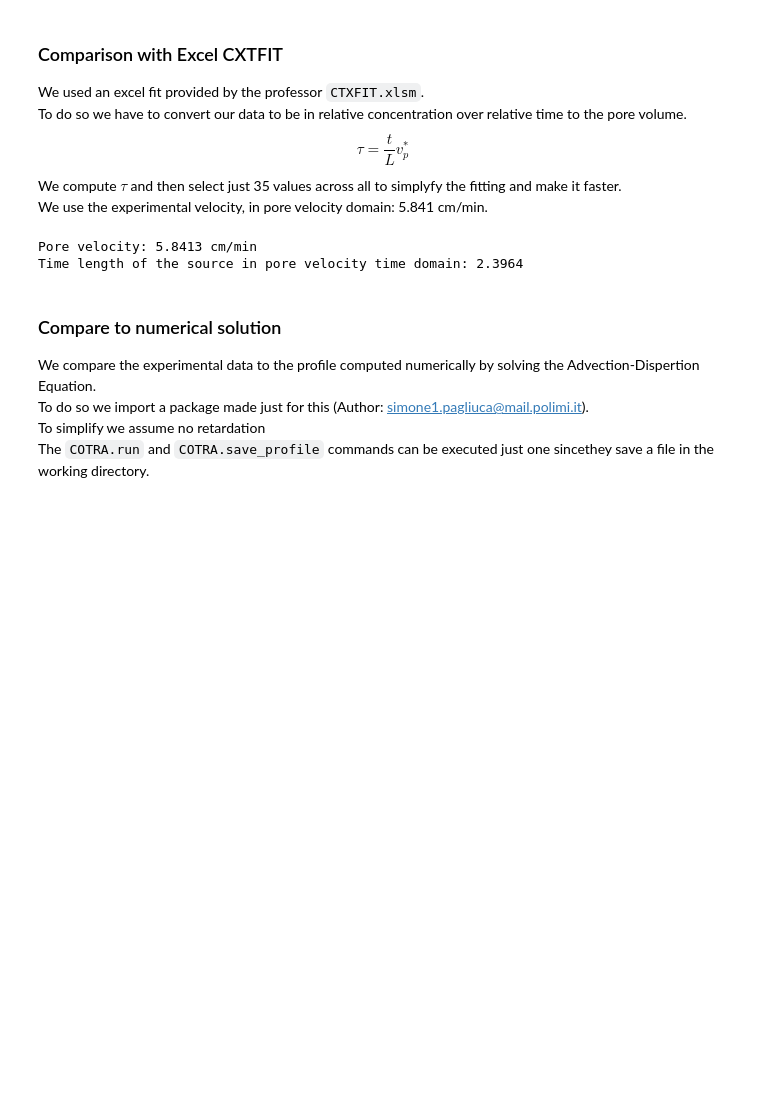
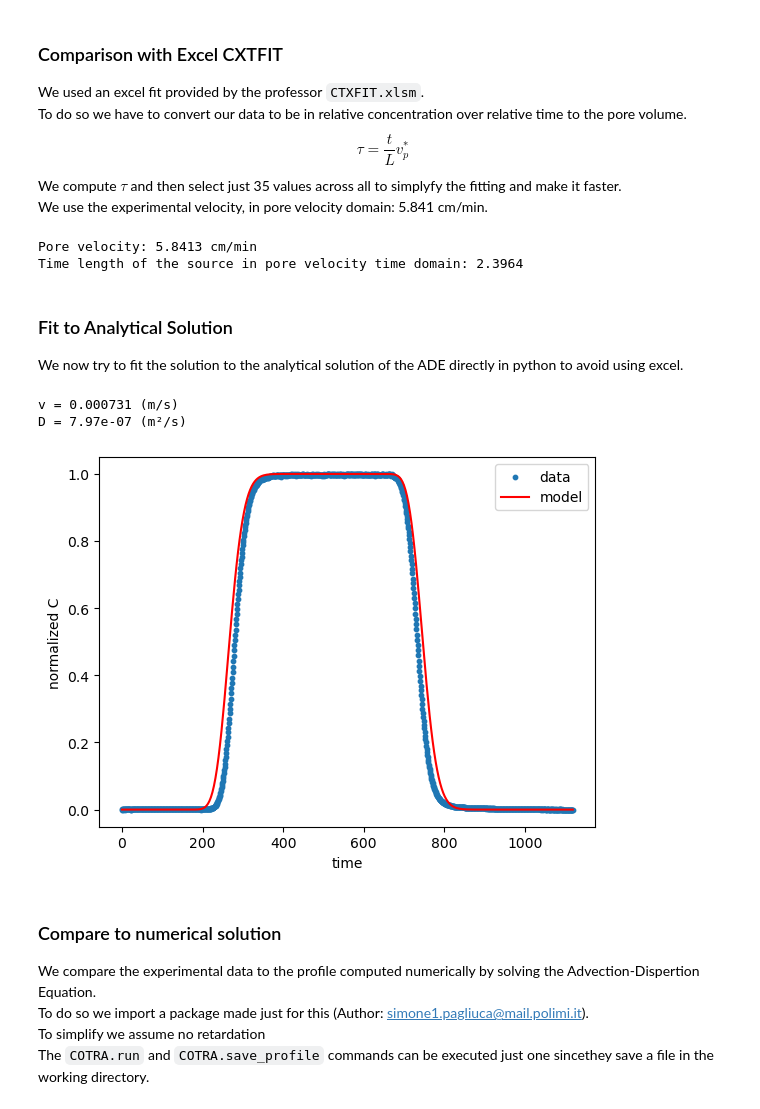
Before and after one commit to simo-pagliu/Magistrale, a Jupyter notebook: Transport of Radioactive Contaminants/Transport.ipynb, the cells around one changed output. Drawn from its saved outputs; the diff is of its cells as text; code cells hidden in the pictures; blank space fills up the shorter version.

Commit message:
analytical fit WIP
fitted to an equation that is not correct since it is an AI generated placeholder, just to test if it works (And it does)

```diff
--- a/Transport of Radioactive Contaminants/Transport.ipynb
+++ b/Transport of Radioactive Contaminants/Transport.ipynb
@@ -105,6 +105,7 @@ we set a higher flow rate on the pump.
 length_column = 19.5
 diameter_column = 1
 time_before_breakthrough = 5*60 # 5 minutes
+source_time = 480 #seconds
 
 required_velocity = length_column / time_before_breakthrough
 print(f"Required velocity: {required_velocity} m/s")
@@ -360,6 +361,62 @@ df.to_csv('./Lab 1 Data/Concentration_for_Excel.csv', index=False)
 # %% [output]
 Pore velocity: 5.8413 cm/min
 Time length of the source in pore velocity time domain: 2.3964
+# %% [markdown]
+### Fit to Analytical Solution
+We now try to fit the solution to the analytical solution of the ADE directly in python to avoid using excel.
+# %%
+from scipy.special import erfc
+from scipy.optimize import curve_fit
+def rect_pulse_erfc(t, v, D):
+    """
+    Finite-duration step injection, normalized to C0=1.
+    """
+    t = np.maximum(t, 1e-12)
+    arg1 = (length_column - v*t) / (2*np.sqrt(D*t))
+    term1 = erfc(arg1)
+    # second term zero before t<T
+    term2 = np.zeros_like(t)
+    mask = t > source_time
+    tau = t[mask] - source_time
+    arg2 = (length_column - v*tau) / (2*np.sqrt(D*tau))
+    term2[mask] = erfc(arg2)
+    return 0.5 * (term1 - term2)
+
+# Initial guesses:
+# v0 ~ L/t_half_rise,  D0 ~ v0*L/10
+idx = np.argmin(np.abs(Concentration - 0.5))
+t_half = time[idx]
+v0 = length_column / t_half
+D0 = v0 * length_column / 10
+
+p0 = [v0, D0]
+bounds = ([0,0], [np.inf, np.inf])
+time_fit = np.linspace(0, 1119, 1200)
+popt, pcov = curve_fit(rect_pulse_erfc, time_fit, Concentration, p0=p0, bounds=bounds)
+v_fit, D_fit = popt
+perr = np.sqrt(np.diag(pcov))
+
+pore_velocity_fit = v_fit / 100  # Convert cm/s to m/s
+Hydro_Dispersion_Fit = D_fit / 10000  # Convert cm²/s to m²/s
+
+print(f"v = {pore_velocity_fit:.3g} (m/s)")
+print(f"D = {Hydro_Dispersion_Fit:.3g} (m²/s)")
+
+# plot
+t_fit = np.linspace(time_fit.min(), time_fit.max(), 300)
+C_fit = rect_pulse_erfc(t_fit, *popt)
+
+plt.figure()
+plt.scatter(time_fit, Concentration, label="data", s=10)
+plt.plot(t_fit, C_fit, 'r-', lw=1.5, label="model")
+plt.xlabel("time")
+plt.ylabel("normalized C")
+plt.legend()
+plt.show()
+# %% [output]
+v = 0.000731 (m/s)
+D = 7.97e-07 (m²/s)
+[figure, added]
 # %% [markdown]
 ### Compare to numerical solution
 We compare the experimental data to the profile computed numerically by solving the Advection-Dispertion Equation.
```
Also changed, not shown: parts of 5 cells of this notebook, 2 other files.
